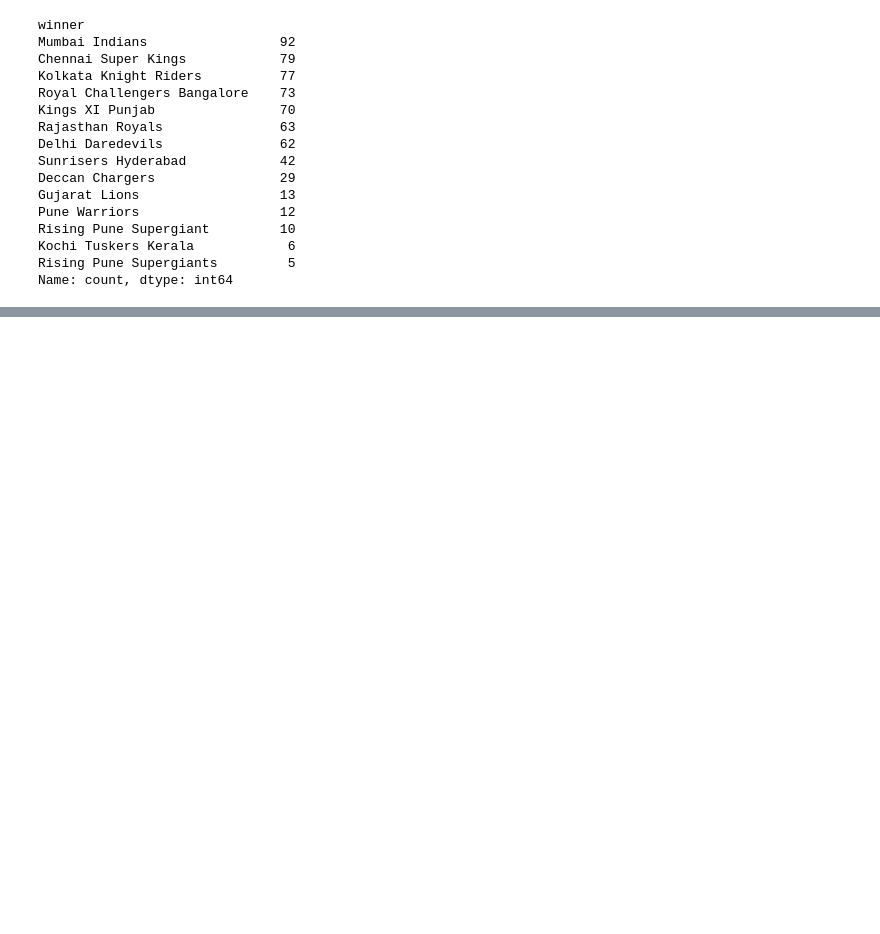
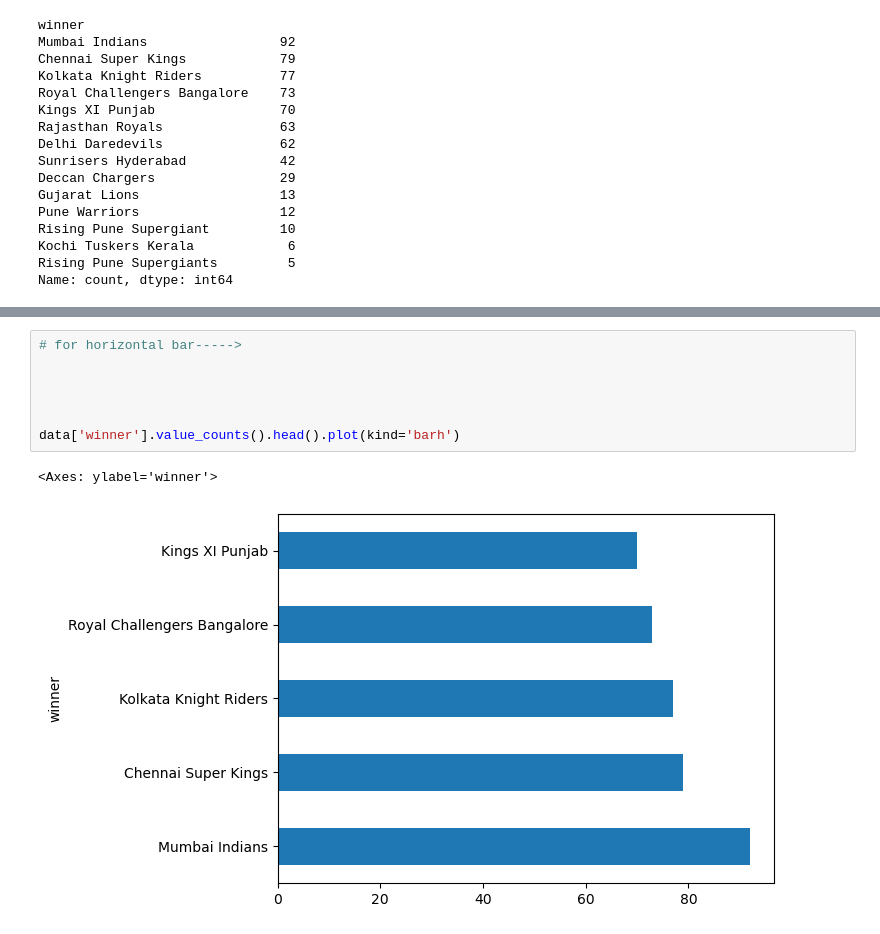
Before and after one commit to himanshisrestha/Numpy, a Jupyter notebook: IPL analysis (1).ipynb, the cells around one changed output, grey strips where cells are left out. Saved outputs shown, nothing was run; the diff lists cells and outputs as text; blank space fills up the shorter version.

```diff
--- a/IPL analysis (1).ipynb
+++ b/IPL analysis (1).ipynb
@@ -370,0 +387,10 @@ Name: count, dtype: int64
+# %%
+# for horizontal bar----->
+
+
+
+
+data['winner'].value_counts().head().plot(kind='barh')
+# %% [output]
+<Axes: ylabel='winner'>
+[figure, added]
```
Also changed, not shown: parts of 29 cells of this notebook.
